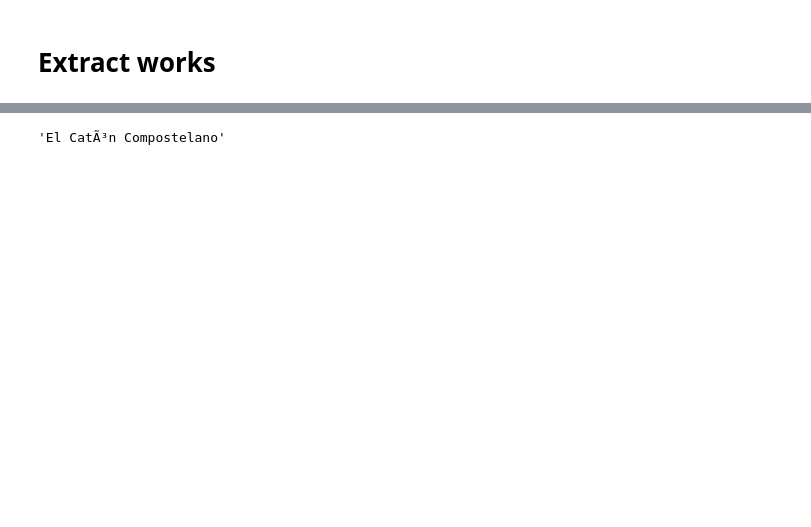
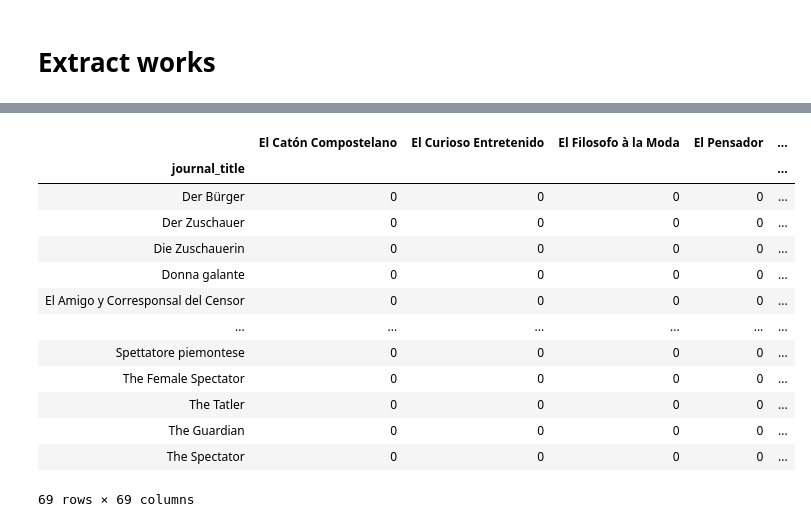
Before and after one commit to distantspectators/DiSpecs, a Jupyter notebook: 02_3_journal_to_journal.ipynb, the cells around one changed output, grey strips where cells are left out. Drawn from its saved outputs; the diff is of its cells as text; code cells hidden in the pictures; blank space fills up the shorter version.

```diff
--- a/02_3_journal_to_journal.ipynb
+++ b/02_3_journal_to_journal.ipynb
@@ -122,9 +113,6 @@ reduced_works_df.head()
 # %%
-reduced_works_df.columns = [x.encode('utf-8').decode('latin-1') for x in reduced_works_df.columns]
-reduced_works_df.index = [x.encode('utf-8').decode('latin-1') for x in reduced_works_df.index]
-reduced_works_df.columns[0]
+#reduced_works_df.columns = [x.encode('utf-8').decode('latin-1') for x in reduced_works_df.columns]
+#reduced_works_df.index = [x.encode('utf-8').decode('latin-1') for x in reduced_works_df.index]
-# %% [output]
-'El CatÃ³n Compostelano'
 # %%
 import networkx as nx
 import numpy as np
@@ -134,6 +122,23 @@ for journal in set(list(reduced_works_df.columns)+list(reduced_works_df.index)):
         reduced_works_df[journal]=0
     if journal not in reduced_works_df.index:
         reduced_works_df.loc[journal]=0
+# %%
+reduced_works_df
+# %% [output]
+|  | El Catón Compostelano | El Curioso Entretenido | El Filosofo à la Moda | El Pensador | ... |
+| journal_title |  |  |  |  | ... |
+| Der Bürger | 0 | 0 | 0 | 0 | ... |
+| Der Zuschauer | 0 | 0 | 0 | 0 | ... |
+| Die Zuschauerin | 0 | 0 | 0 | 0 | ... |
+| Donna galante | 0 | 0 | 0 | 0 | ... |
+| El Amigo y Corresponsal del Censor | 0 | 0 | 0 | 0 | ... |
+| ... | ... | ... | ... | ... | ... |
+| Spettatore piemontese | 0 | 0 | 0 | 0 | ... |
+| The Female Spectator | 0 | 0 | 0 | 0 | ... |
+| The Tatler | 0 | 0 | 0 | 0 | ... |
+| The Guardian | 0 | 0 | 0 | 0 | ... |
+| The Spectator | 0 | 0 | 0 | 0 | ... |
+69 rows × 69 columns
 # %%
 G = nx.from_pandas_adjacency(reduced_works_df,create_using=nx.DiGraph())
 plt.figure(figsize=(15,8))
```
Also changed, not shown: parts of 15 cells of this notebook, 2 other files.
